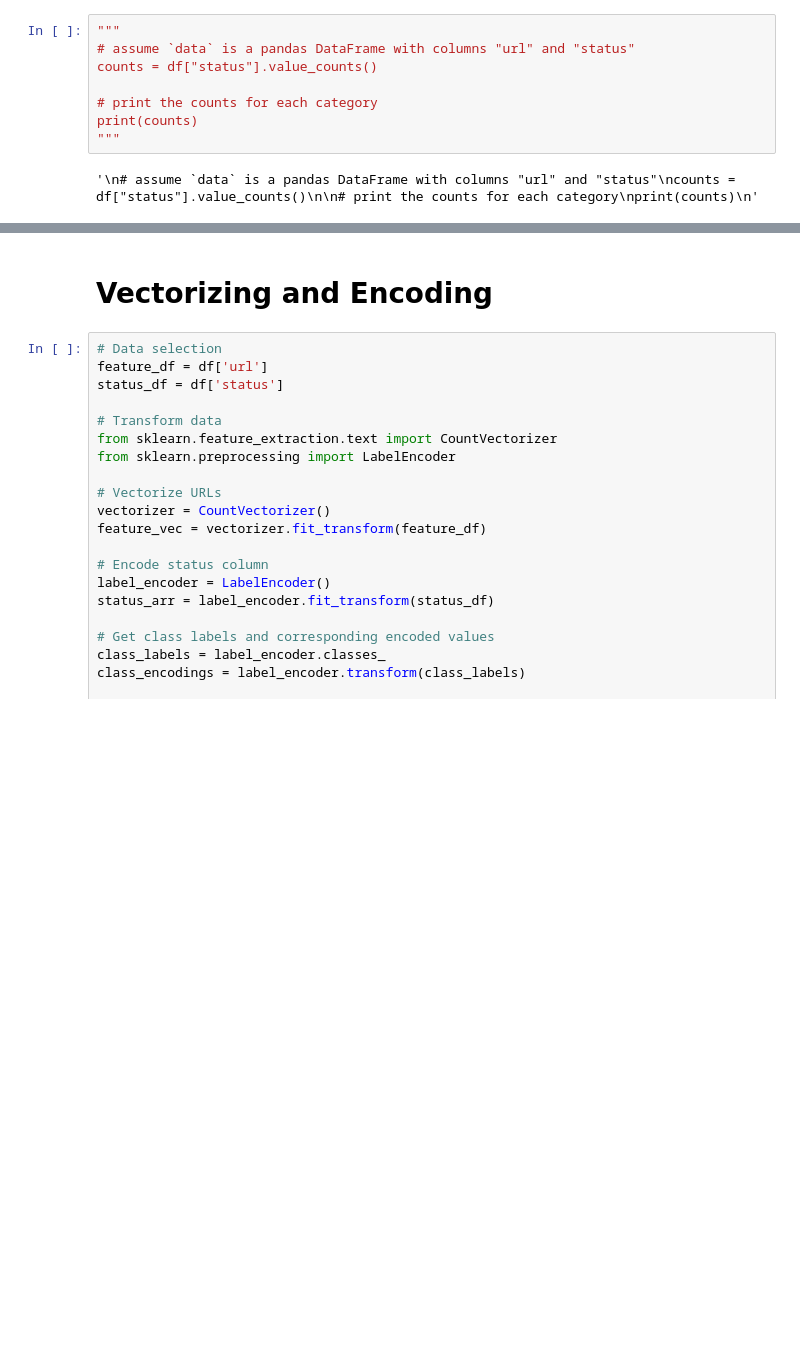
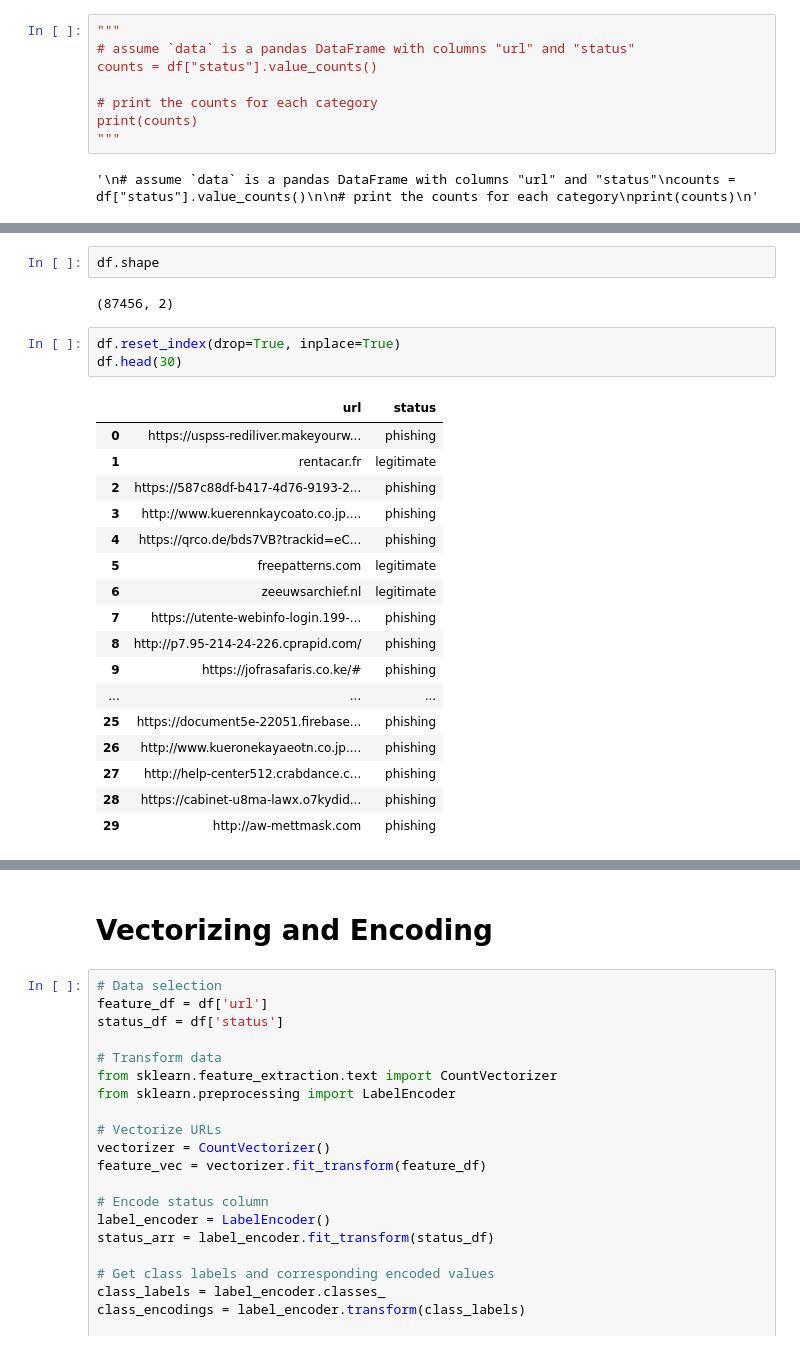
Before and after one commit to buisonanh/phishing-urls-detection, a Jupyter notebook: model.ipynb, the cells around one changed output, grey strips where cells are left out. Saved outputs shown, nothing was run; the diff lists cells and outputs as text; blank space fills up the shorter version.

```diff
--- a/model.ipynb
+++ b/model.ipynb
@@ -141,0 +219,25 @@ print(counts)
+# %%
+df.shape
+# %% [output]
+(87456, 2)
+# %%
+df.reset_index(drop=True, inplace=True)
+df.head(30)
+# %% [output]
+|  | url | status |
+| 0 | https://uspss-rediliver.makeyourw... | phishing |
+| 1 | rentacar.fr | legitimate |
+| 2 | https://587c88df-b417-4d76-9193-2... | phishing |
+| 3 | http://www.kuerennkaycoato.co.jp.... | phishing |
+| 4 | https://qrco.de/bds7VB?trackid=eC... | phishing |
+| 5 | freepatterns.com | legitimate |
+| 6 | zeeuwsarchief.nl | legitimate |
+| 7 | https://utente-webinfo-login.199-... | phishing |
+| 8 | http://p7.95-214-24-226.cprapid.com/ | phishing |
+| 9 | https://jofrasafaris.co.ke/# | phishing |
+| ... | ... | ... |
+| 25 | https://document5e-22051.firebase... | phishing |
+| 26 | http://www.kueronekayaeotn.co.jp.... | phishing |
+| 27 | http://help-center512.crabdance.c... | phishing |
+| 28 | https://cabinet-u8ma-lawx.o7kydid... | phishing |
+| 29 | http://aw-mettmask.com | phishing |
```
Also changed, not shown: parts of 10 cells of this notebook, 1 other file.
